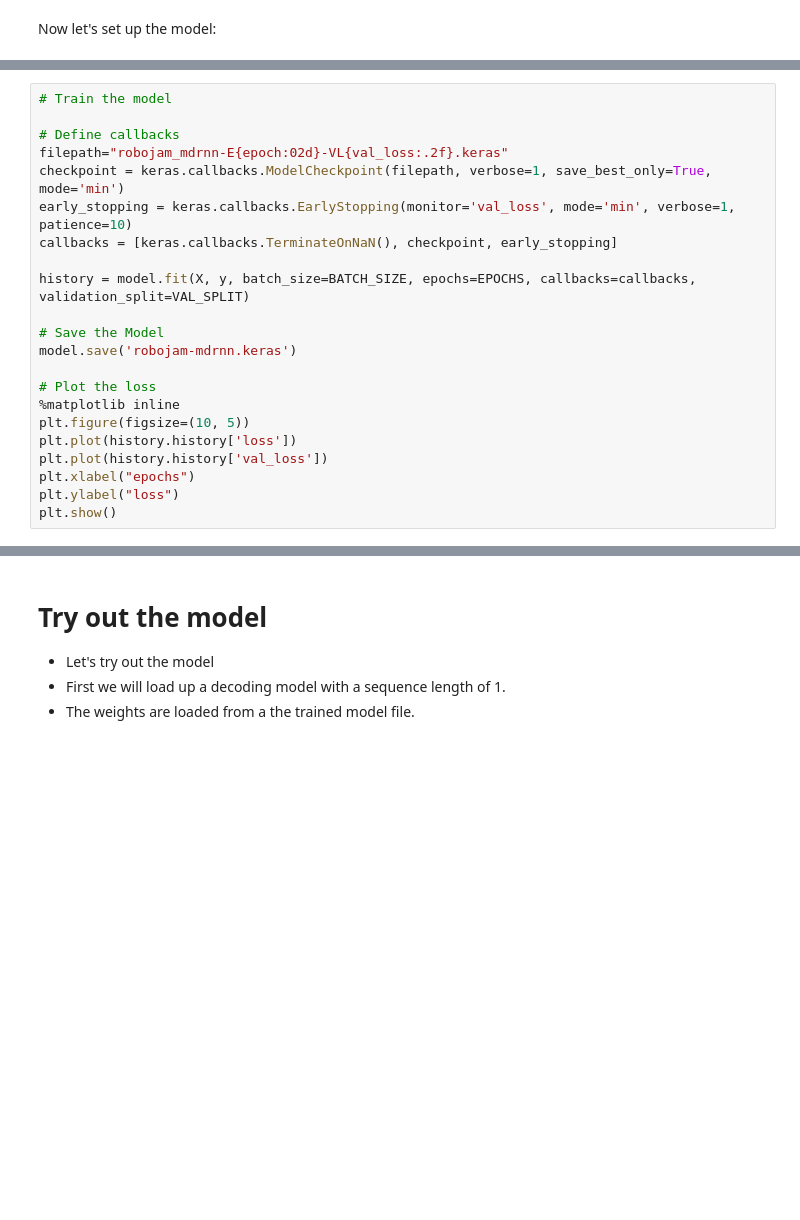
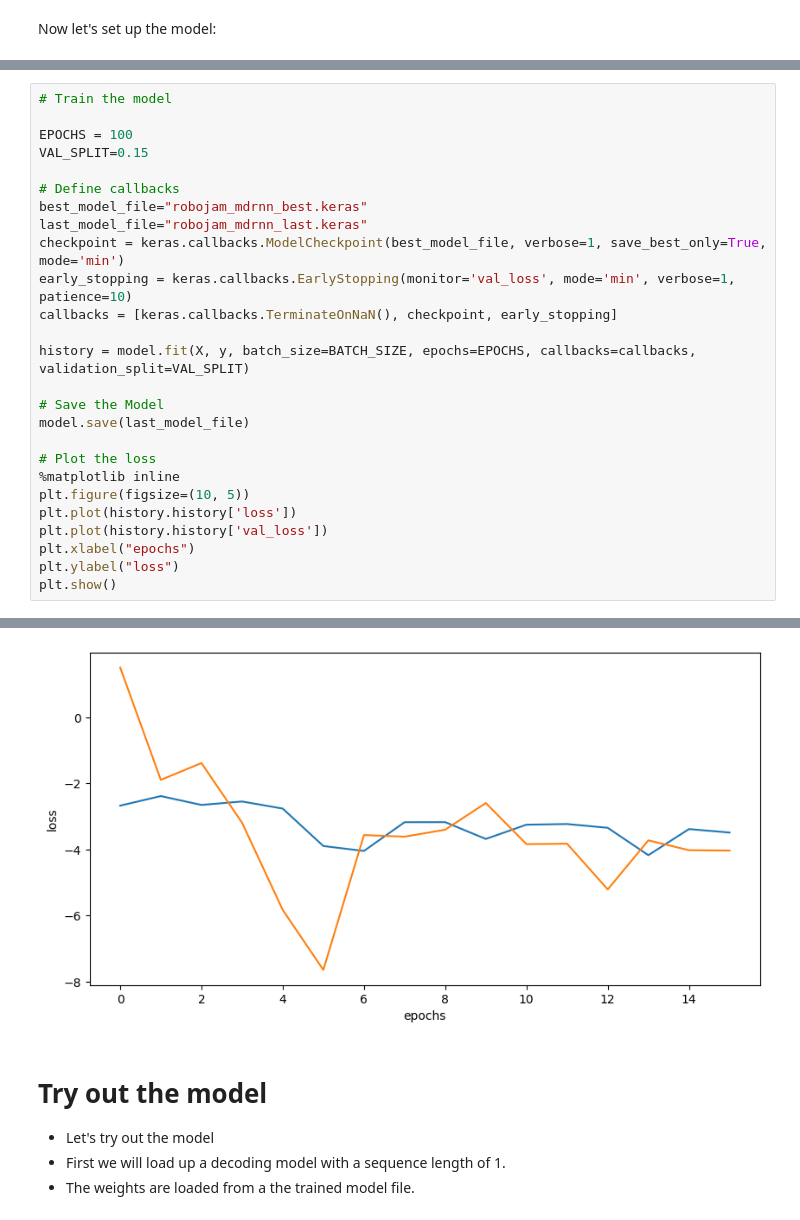
Before and after one commit to cpmpercussion/keras-mdn-layer, a Jupyter notebook: notebooks/MDN-RNN-RoboJam-touch-generation.ipynb, the cells around one changed output, grey strips where cells are left out. Drawn from its saved outputs; the diff is of its cells as text; blank space fills up the shorter version.

```diff
--- a/notebooks/MDN-RNN-RoboJam-touch-generation.ipynb
+++ b/notebooks/MDN-RNN-RoboJam-touch-generation.ipynb
@@ -310,16 +355,20 @@ Here's the training and validation loss from my training run:
 # %%
 # Train the model
 
+EPOCHS = 100
+VAL_SPLIT=0.15
+
 # Define callbacks
-filepath="robojam_mdrnn-E{epoch:02d}-VL{val_loss:.2f}.keras"
-checkpoint = keras.callbacks.ModelCheckpoint(filepath, verbose=1, save_best_only=True, mode='min')
+best_model_file="robojam_mdrnn_best.keras"
+last_model_file="robojam_mdrnn_last.keras"
+checkpoint = keras.callbacks.ModelCheckpoint(best_model_file, verbose=1, save_best_only=True, mode='min')
 early_stopping = keras.callbacks.EarlyStopping(monitor='val_loss', mode='min', verbose=1, patience=10)
 callbacks = [keras.callbacks.TerminateOnNaN(), checkpoint, early_stopping]
 
 history = model.fit(X, y, batch_size=BATCH_SIZE, epochs=EPOCHS, callbacks=callbacks, validation_split=VAL_SPLIT)
 
 # Save the Model
-model.save('robojam-mdrnn.keras')
+model.save(last_model_file)
 
 # Plot the loss
 %matplotlib inline
@@ -329,3 +378,4 @@ plt.plot(history.history['val_loss'])
 plt.xlabel("epochs")
 plt.ylabel("loss")
 plt.show()
+# %% [output]
@@ -332,3 +399,4 @@ plt.show()
+[figure, added]
 # %% [markdown]
 # Try out the model
 
```
Also changed, not shown: parts of 10 cells of this notebook, 8 other files.
